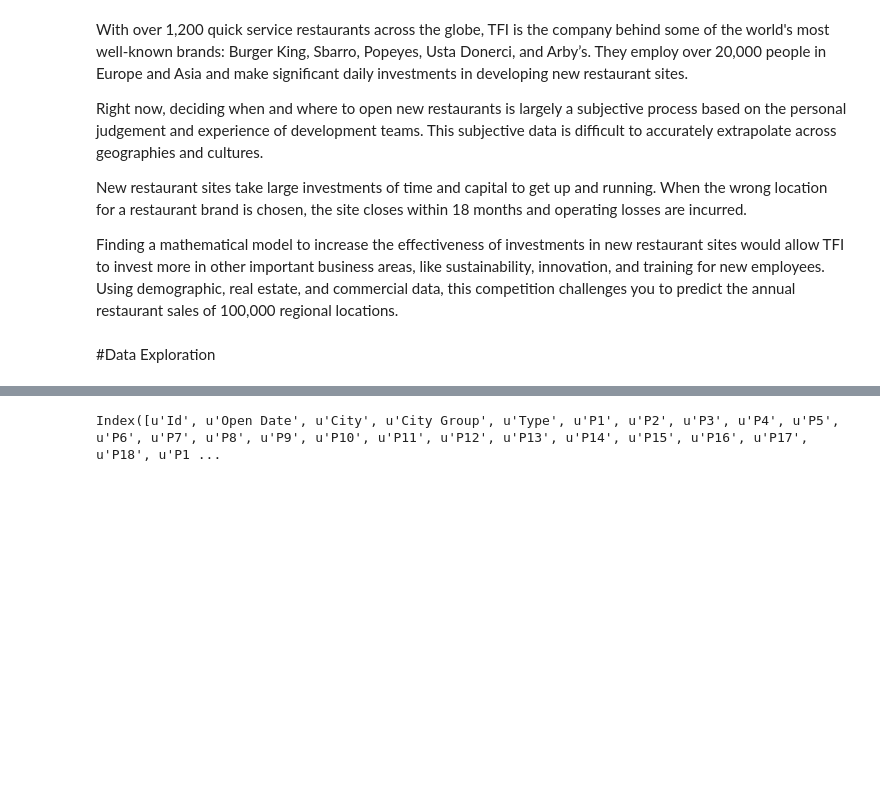
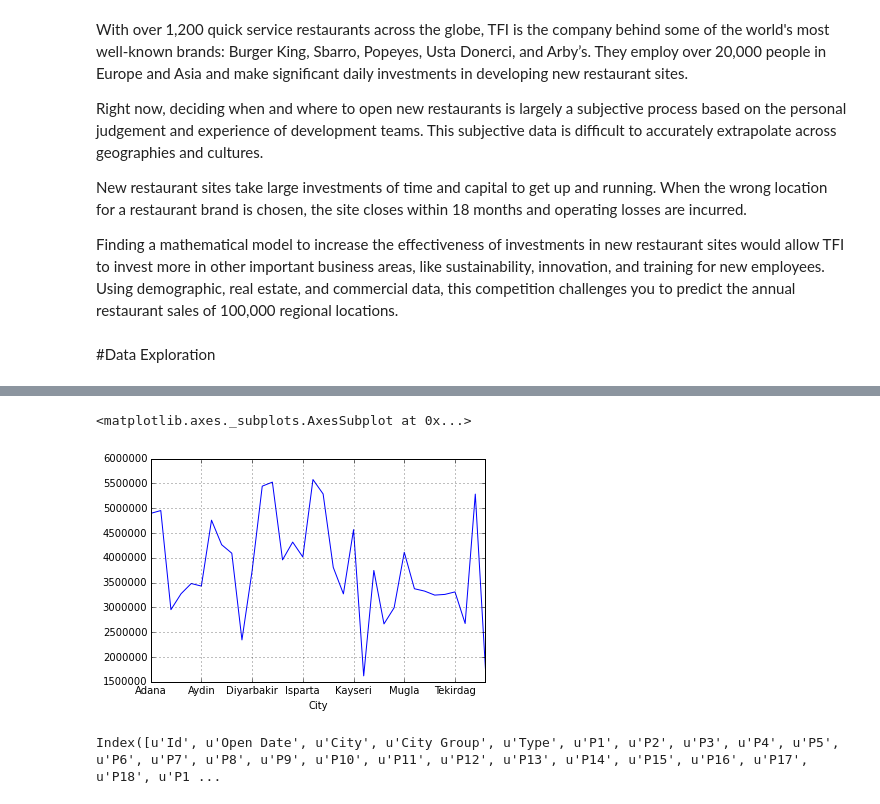
Before and after one commit to Cat-n-Dog/follow-m, a Jupyter notebook: Restaurant.ipynb, the cells around one changed output, grey strips where cells are left out. Drawn from its saved outputs; the diff is of its cells as text; code cells hidden in the pictures; blank space fills up the shorter version.

Commit message:
1. provide English train_ascii.csv 2. Explore the city factor a little bit

```diff
--- a/Restaurant.ipynb
+++ b/Restaurant.ipynb
@@ -31,3 +31,6 @@ New restaurant sites take large investments of time and capital to get up and ru
 Finding a mathematical model to increase the effectiveness of investments in new restaurant sites would allow TFI to invest more in other important business areas, like sustainability, innovation, and training for new employees. Using demographic, real estate, and commercial data, this competition challenges you to predict the annual restaurant sales of 100,000 regional locations.
 # %% [markdown]
 #Data Exploration
+# %%
+train_df = pd.read_csv('train.csv')
+train_df.head(n=10)
@@ -34 +50,10 @@ Finding a mathematical model to increase the effectiveness of investments in new
+# %%
+train_df_grouped_by_city = train_df.groupby(by='City')
+# %%
+city_avg = train_df_grouped_by_city.revenue.aggregate(np.average)
+# %%
+city_avg.plot(
+# %% [output]
+<matplotlib.axes._subplots.AxesSubplot at 0x...>
+[figure, added]
 # %%
```
Also changed, not shown: parts of 2 cells of this notebook, 1 other file.
